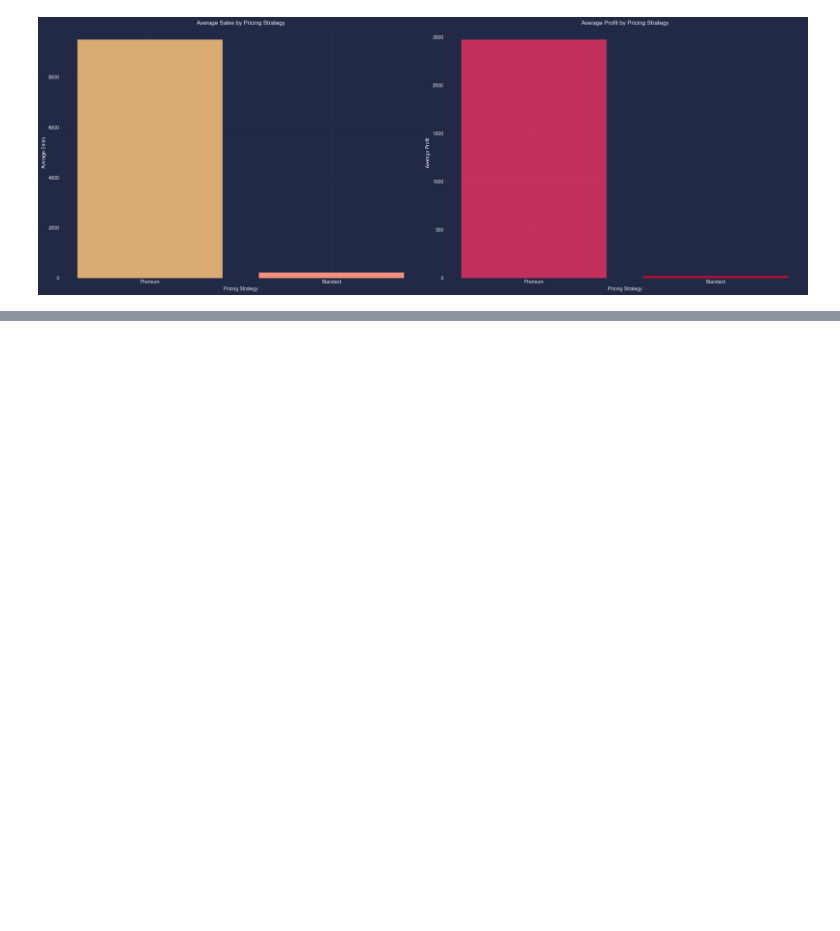
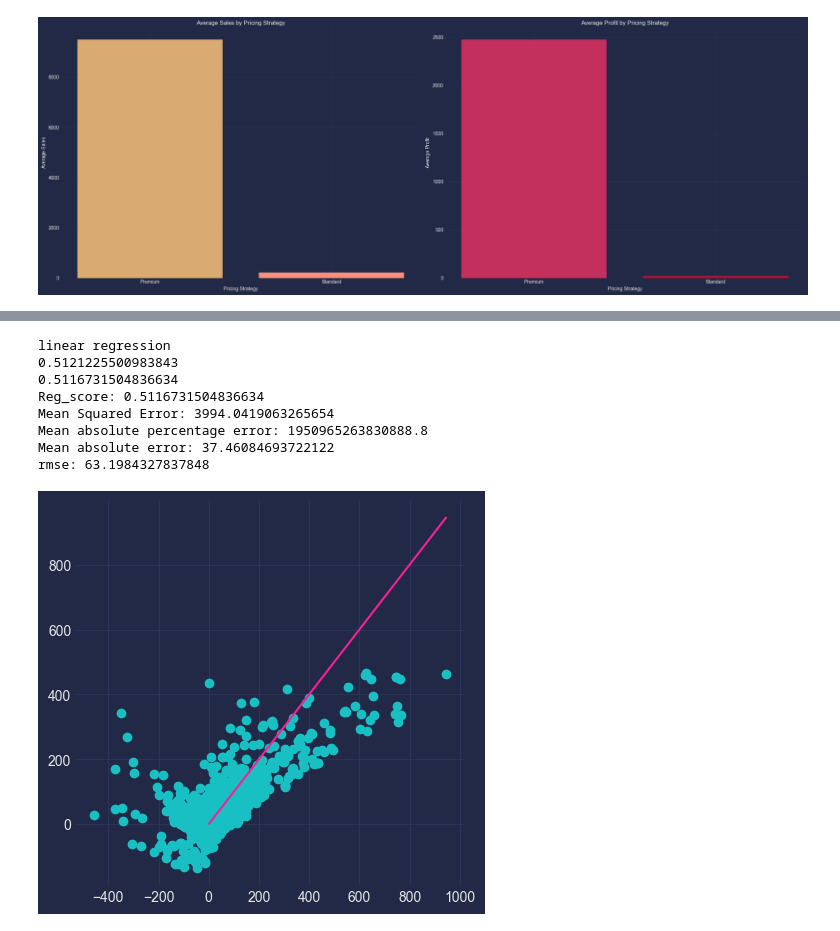
Before and after one commit to MahmoudNamNam/Data-Analysis-Projects, a Jupyter notebook: SuperStore/SuperStore.ipynb, the cells around one changed output, grey strips where cells are left out. Cells and saved outputs as stored; diff of their text form; code cells hidden in the pictures; blank space fills up the shorter version.

```diff
--- a/SuperStore/SuperStore.ipynb
+++ b/SuperStore/SuperStore.ipynb
@@ -1555,0 +1658,49 @@ plt.show()
+# %%
+from sklearn.preprocessing import StandardScaler, RobustScaler, MinMaxScaler
+from sklearn.model_selection import train_test_split, GridSearchCV, KFold, cross_val_score #cross validation
+from sklearn.metrics import r2_score, mean_absolute_error, mean_absolute_percentage_error, mean_squared_error
+
+
+sc = StandardScaler()
+
+X = data.drop('Profit',axis=1).values
+y= data['Profit'] .values
+
+#train_test_split
+X_train, X_test, y_train, y_test = train_test_split(X, y, test_size=.33, random_state=42)
+X_train = sc.fit_transform(X_train)
+X_test = sc.fit_transform(X_test)
+# %%
+from sklearn.linear_model import LinearRegression
+lr = LinearRegression() #Pipeline([('std_scaler', StandardScaler()),('linear_regressor',LinearRegression(normalize=True,fit_intercept=False))])
+lr.fit(X_train, y_train)
+print("linear regression")
+print(lr.score(X_train, y_train))
+print(lr.score(X_test, y_test))
+y_pred = lr.predict(X_test)
+mse = mean_squared_error(y_test , y_pred)                     #Mean squared error
+rmse = np.sqrt(mse)                                           #root mean squared error
+reg_score = r2_score(y_test , y_pred)                         #reg_score
+mape = mean_absolute_percentage_error(y_test , y_pred)        #mean absolute percentage error
+mae = mean_absolute_error(y_test , y_pred)                    #mean absolute error
+print('Reg_score:', reg_score )
+print('Mean Squared Error:', mse)
+print('Mean absolute percentage error:', mape )
+print('Mean absolute error:', mae)
+print('rmse:', rmse)
+fig = plt.figure(figsize=(5,5))
+ax = fig.add_subplot(111)
+ax.errorbar(y_test, y_pred, fmt='o')
+ax.errorbar([1, y_test.max()], [1, y_test.max()])
+plt.show()
+print()
+# %% [output]
+linear regression
+0.5121225500983843
+0.5116731504836634
+Reg_score: 0.5116731504836634
+Mean Squared Error: 3994.0419063265654
+Mean absolute percentage error: 1950965263830888.8
+Mean absolute error: 37.46084693722122
+rmse: 63.1984327837848
+[figure, added]
```
Also changed, not shown: parts of 20 cells of this notebook, 10 other files.
